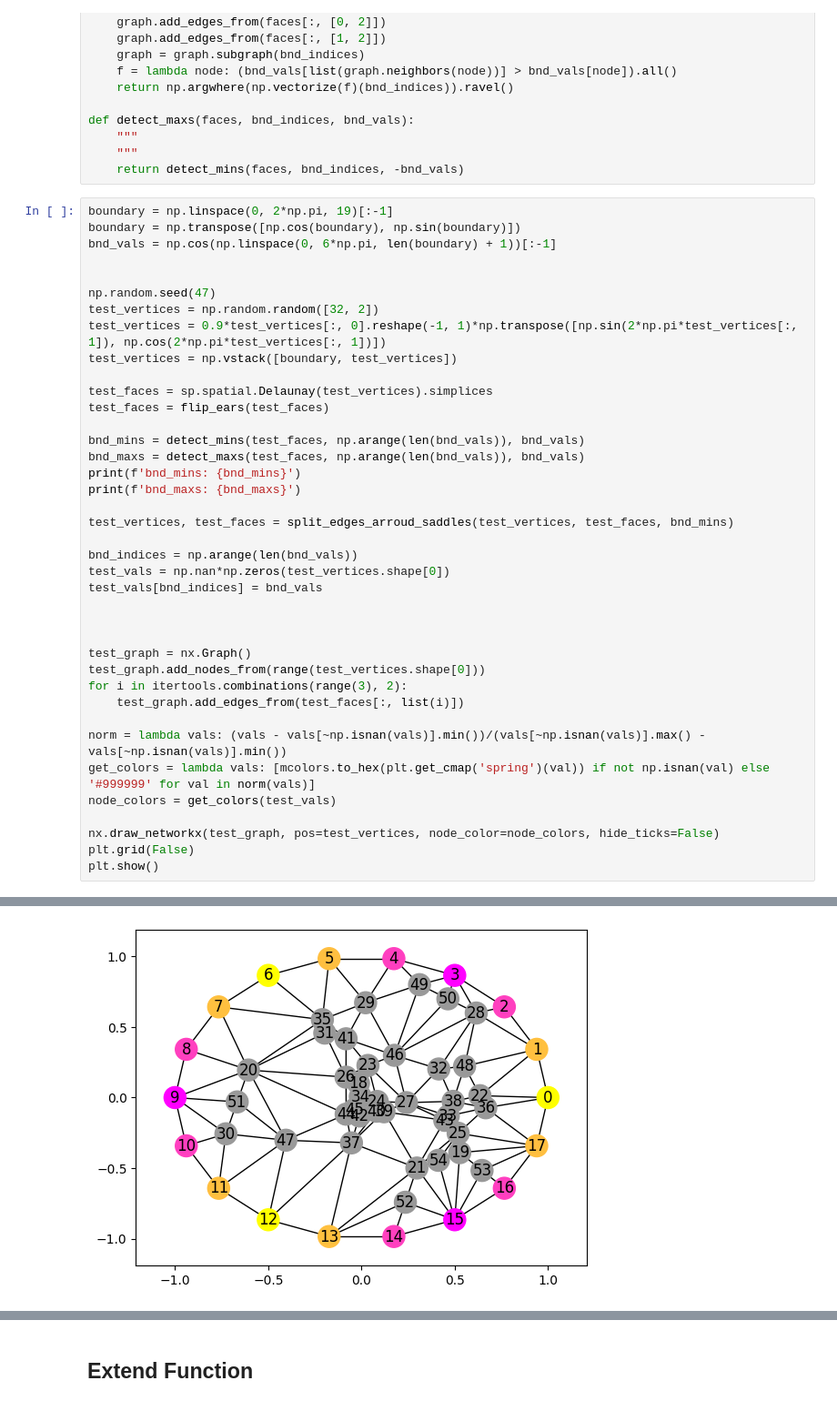
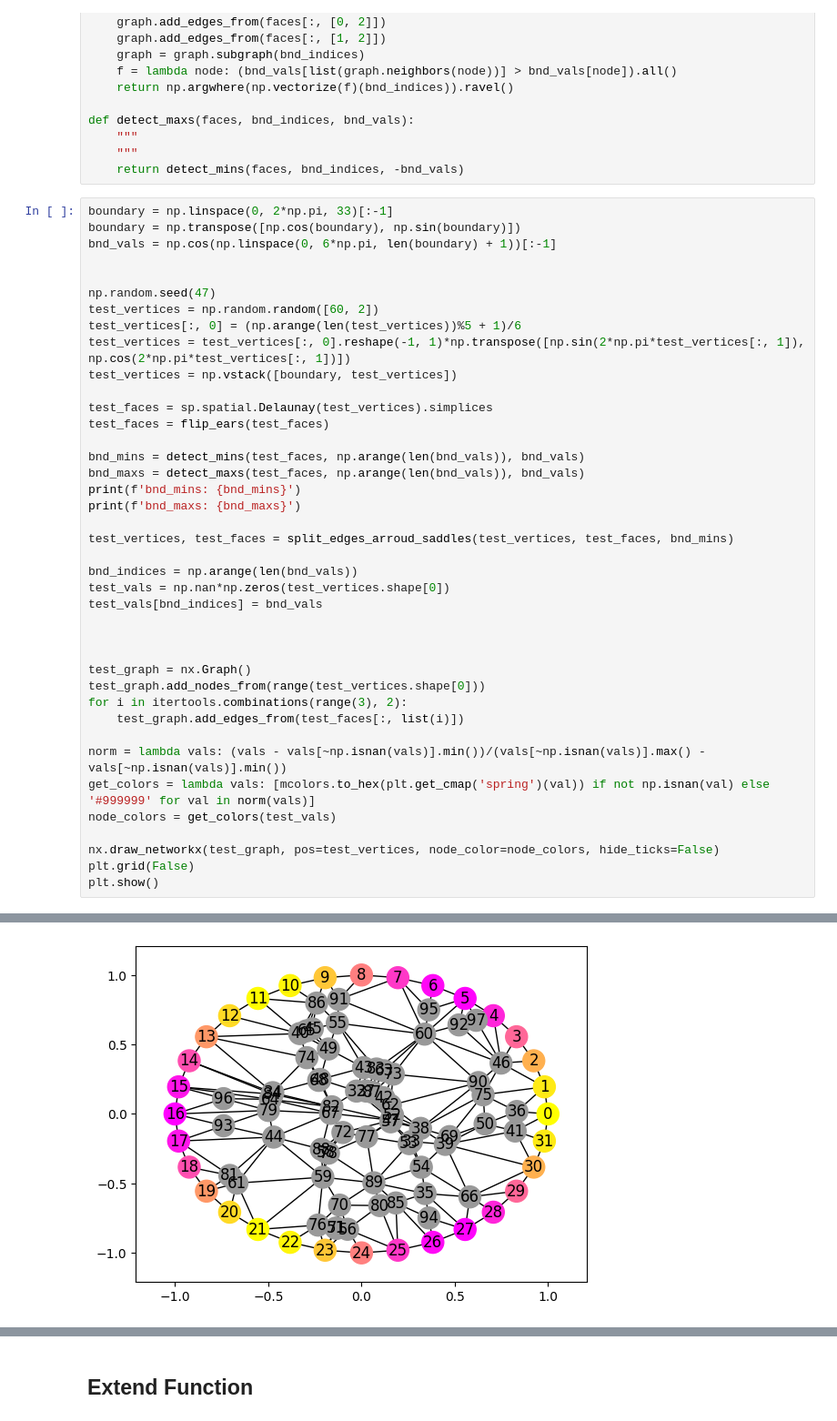
Before and after one commit to zimfv/quadrangulation, a Jupyter notebook: nonmanifold-eigen.ipynb, the cells around one changed output, grey strips where cells are left out. Shown at 91% size. Saved outputs shown, nothing was run; the diff lists cells and outputs as text.

```diff
--- a/nonmanifold-eigen.ipynb
+++ b/nonmanifold-eigen.ipynb
@@ -899,14 +899,15 @@ def detect_maxs(faces, bnd_indices, bnd_vals):
     """
     return detect_mins(faces, bnd_indices, -bnd_vals)
 # %%
-boundary = np.linspace(0, 2*np.pi, 19)[:-1]
+boundary = np.linspace(0, 2*np.pi, 33)[:-1]
 boundary = np.transpose([np.cos(boundary), np.sin(boundary)])
 bnd_vals = np.cos(np.linspace(0, 6*np.pi, len(boundary) + 1))[:-1]
 
 
 np.random.seed(47)
-test_vertices = np.random.random([32, 2])
-test_vertices = 0.9*test_vertices[:, 0].reshape(-1, 1)*np.transpose([np.sin(2*np.pi*test_vertices[:, 1]), np.cos(2*np.pi*test_vertices[:, 1])])
+test_vertices = np.random.random([60, 2])
+test_vertices[:, 0] = (np.arange(len(test_vertices))%5 + 1)/6
+test_vertices = test_vertices[:, 0].reshape(-1, 1)*np.transpose([np.sin(2*np.pi*test_vertices[:, 1]), np.cos(2*np.pi*test_vertices[:, 1])])
 test_vertices = np.vstack([boundary, test_vertices])
 
 test_faces = sp.spatial.Delaunay(test_vertices).simplices
@@ -943,2 +944,2 @@ bnd_maxs: [ 0  6 12]
-[figure, old version]
+[figure, new version]
 # %%
```
Also changed, not shown: parts of 28 cells of this notebook.
